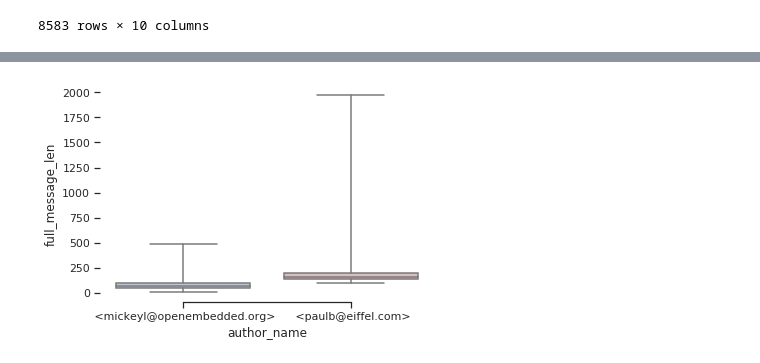
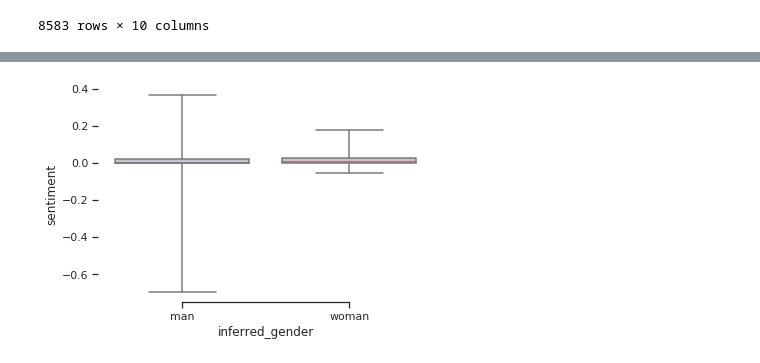
Before and after one commit to woc-hack/TAP, a Jupyter notebook: tap-scrap.ipynb, the cells around one changed output, grey strips where cells are left out. Cells and saved outputs as stored; diff of their text form; code cells hidden in the pictures.

```diff
--- a/tap-scrap.ipynb
+++ b/tap-scrap.ipynb
@@ -70,3 +42,4 @@ df
 # %%
 df_mmyy_grouped = df.groupby(["author_name", "month_relative"]).forks.sum().reset_index().sort_values(["month_relative"], ascending=[True])
-df_mmyy_grouped
+df_sentiment_grouped = df.groupby(["author_name", "month_relative"]).sentiment.mean().reset_index().sort_values(["month_relative"], ascending=[True])
+df_messagelen_grouped = df.groupby(["author_name", "month_relative"]).full_message_len.mean().reset_index().sort_values(["month_relative"], ascending=[True])
@@ -103,0 +74,4 @@ sns.lineplot(x="month_relative", y="sentiment", hue='author_name',
+# %%
+df_gender = pd.read_csv('listofuser_with_genderinference_final.csv')
+df_sentiment_gender = pd.merge(df_sentiment_grouped, df_gender, on='author_name')
+df_sentiment_gender
@@ -105,20 +98,13 @@ sns.lineplot(x="month_relative", y="sentiment", hue='author_name',
 import matplotlib.pyplot as plt
 # %%
 sns.set(style="ticks")
-# Initialize the figure with a logarithmic x axis
-# f, ax = plt.subplots(figsize=(7, 6))
-# ax.set_xscale("log")
 
-# Plot the orbital period with horizontal boxes
-sns.boxplot(x="author_name", y="full_message_len", data=df,
+sns.boxplot(x="inferred_gender", y="sentiment", data=df_sentiment_gender,
             whis="range", palette="vlag")
-
-# Add in points to show each observation
-# sns.swarmplot(x="full_len", y="author", data=df, size=2, color=".3", linewidth=0)
 
 # Tweak the visual presentation
 ax.xaxis.grid(True)
 ax.set(ylabel="")
 sns.despine(trim=True, left=True)
 # %% [output]
-[figure, old version]
+[figure, new version]
```
Also changed, not shown: parts of 11 cells of this notebook.
